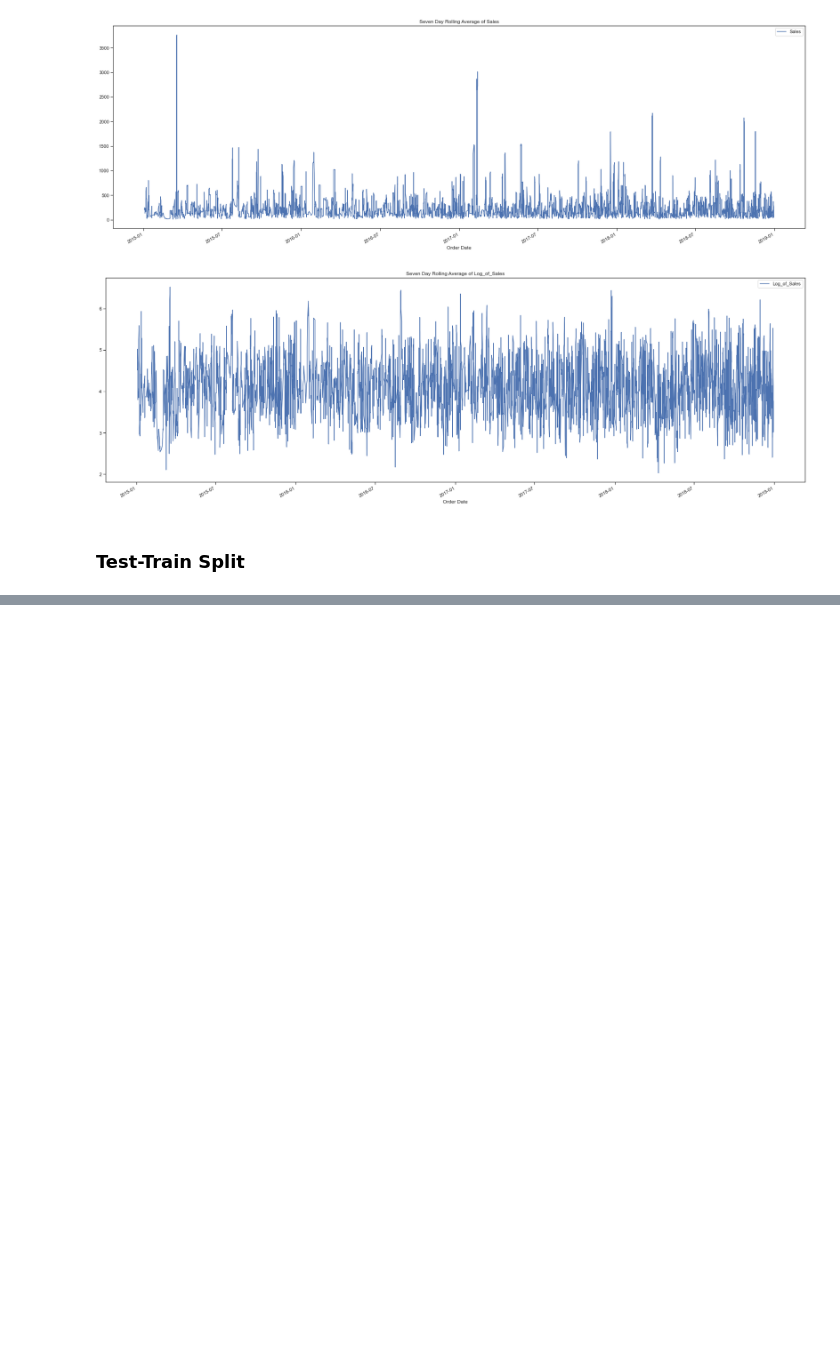
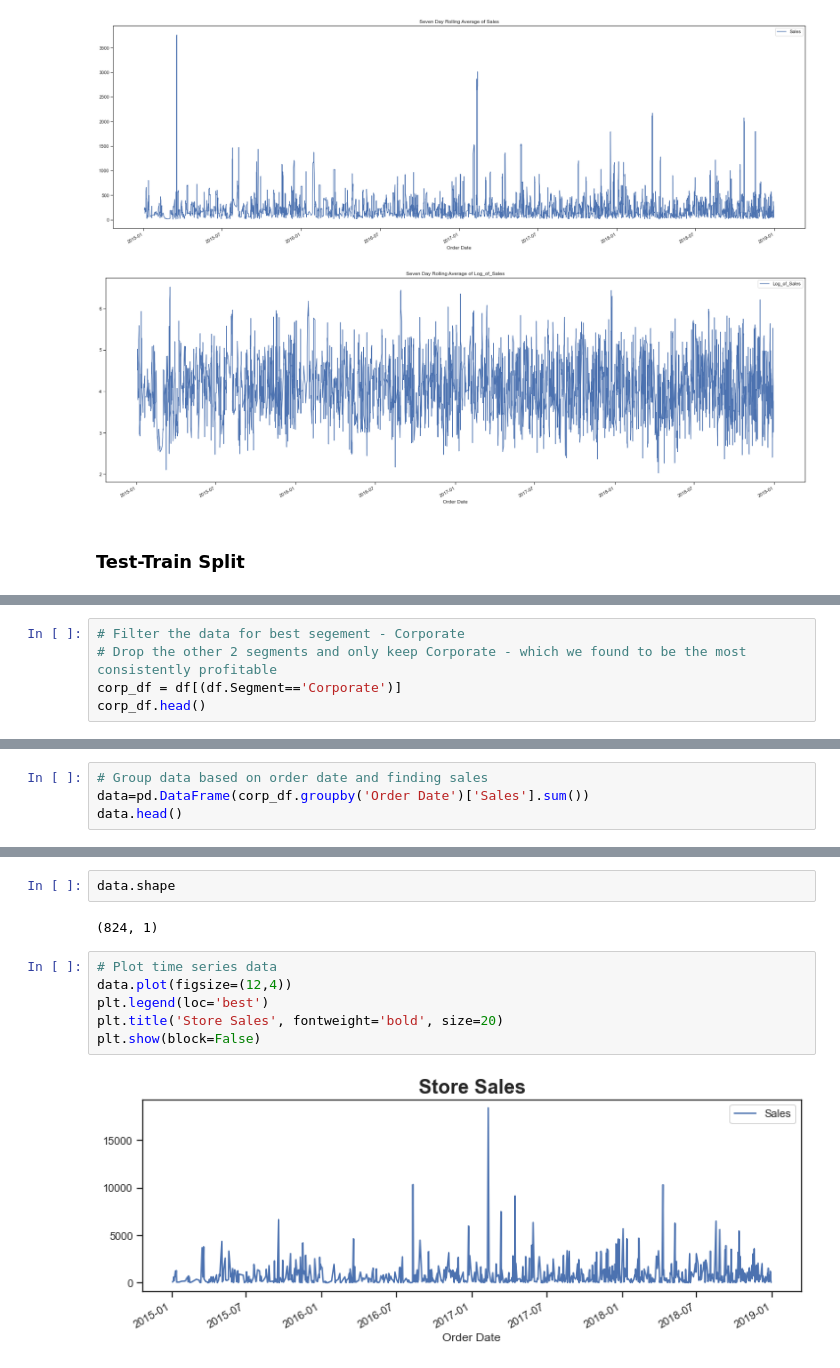
Before and after one commit to eddyk92/Superstore-timeseries, a Jupyter notebook: superstore-eda.ipynb, the cells around one changed output, grey strips where cells are left out. Drawn from its saved outputs; the diff is of its cells as text; blank space fills up the shorter version.

Commit message:
add some time seriers models

```diff
--- a/superstore-eda.ipynb
+++ b/superstore-eda.ipynb
@@ -503,0 +581,5 @@ plt.show()
+# %%
+# Filter the data for best segement - Corporate
+# Drop the other 2 segments and only keep Corporate - which we found to be the most consistently profitable
+corp_df = df[(df.Segment=='Corporate')]
+corp_df.head()
@@ -503,0 +597,4 @@ plt.show()
+# %%
+# Group data based on order date and finding sales
+data=pd.DataFrame(corp_df.groupby('Order Date')['Sales'].sum())
+data.head()
@@ -503,0 +609,12 @@ plt.show()
+# %%
+data.shape
+# %% [output]
+(824, 1)
+# %%
+# Plot time series data
+data.plot(figsize=(12,4))
+plt.legend(loc='best')
+plt.title('Store Sales', fontweight='bold', size=20)
+plt.show(block=False)
+# %% [output]
+[figure, added]
```
Also changed, not shown: parts of 32 cells of this notebook.
